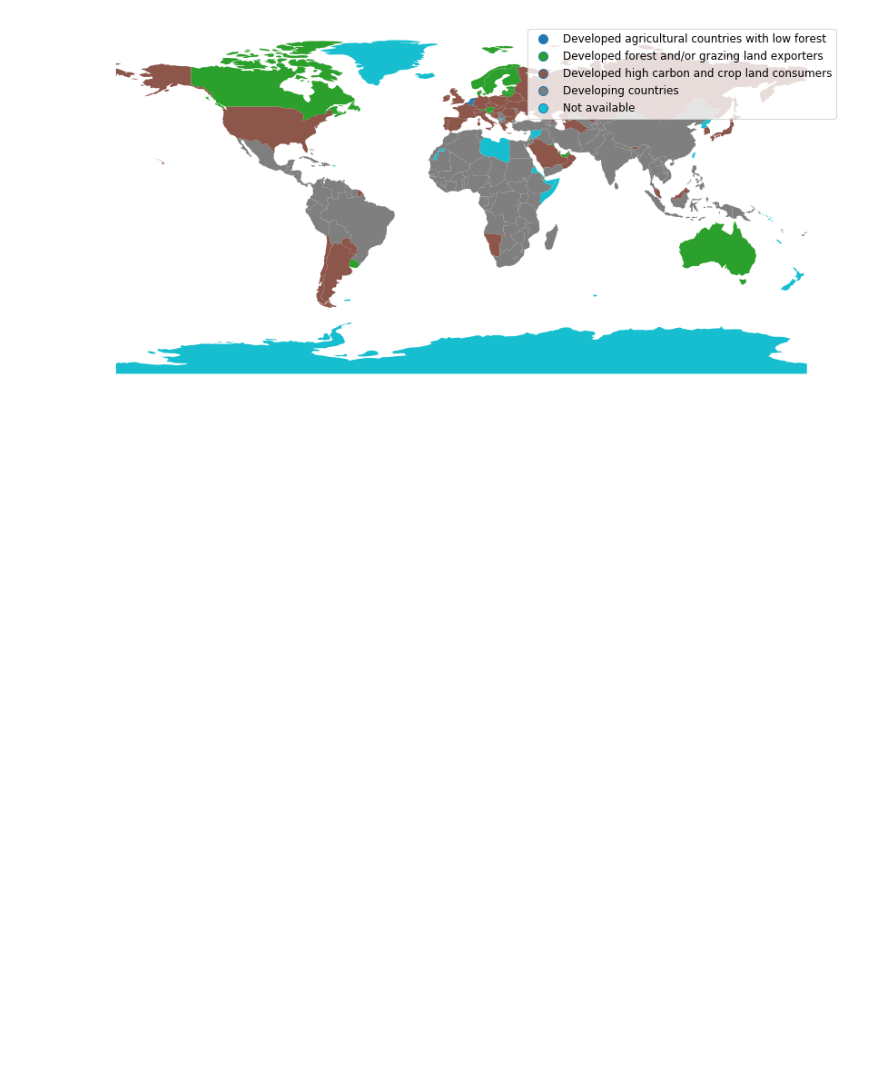
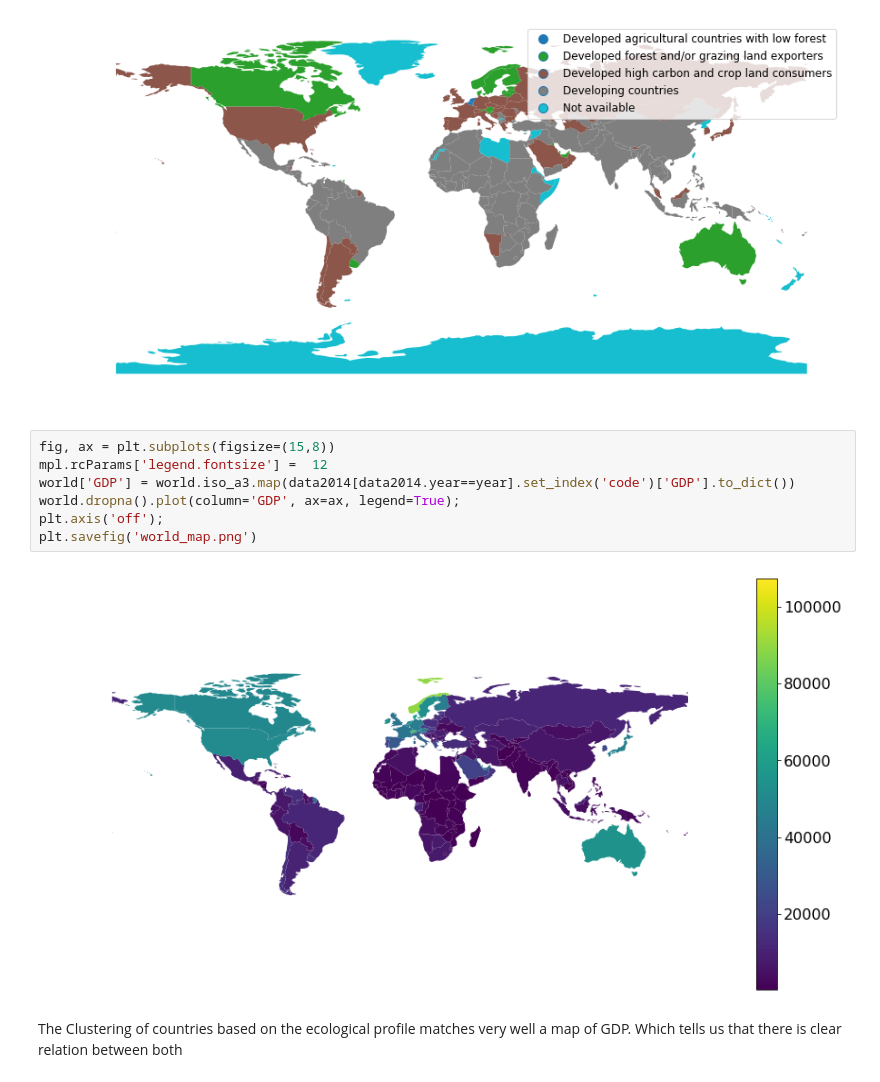
Before and after one commit to pedro-hf/ecological_footprint, a Jupyter notebook: ecological_footprint.ipynb, the cells around one changed output. Drawn from its saved outputs; the diff is of its cells as text; blank space fills up the shorter version.

```diff
--- a/ecological_footprint.ipynb
+++ b/ecological_footprint.ipynb
@@ -676,3 +780,14 @@ plt.axis('off');
 plt.savefig('world_map.png')
 # %% [output]
 [figure]
+# %%
+fig, ax = plt.subplots(figsize=(15,8))
+mpl.rcParams['legend.fontsize'] =  12
+world['GDP'] = world.iso_a3.map(data2014[data2014.year==year].set_index('code')['GDP'].to_dict())
+world.dropna().plot(column='GDP', ax=ax, legend=True);
+plt.axis('off');
+plt.savefig('world_map.png')
+# %% [output]
+[figure, added]
+# %% [markdown]
+The Clustering of countries based on the ecological profile matches very well a map of GDP. Which tells us that there is clear relation between both
```
Also changed, not shown: parts of 34 cells of this notebook, 1 other file.
